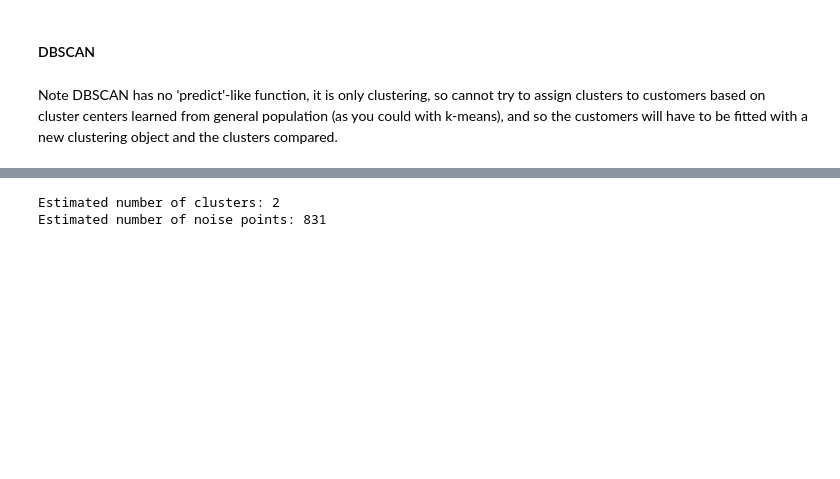
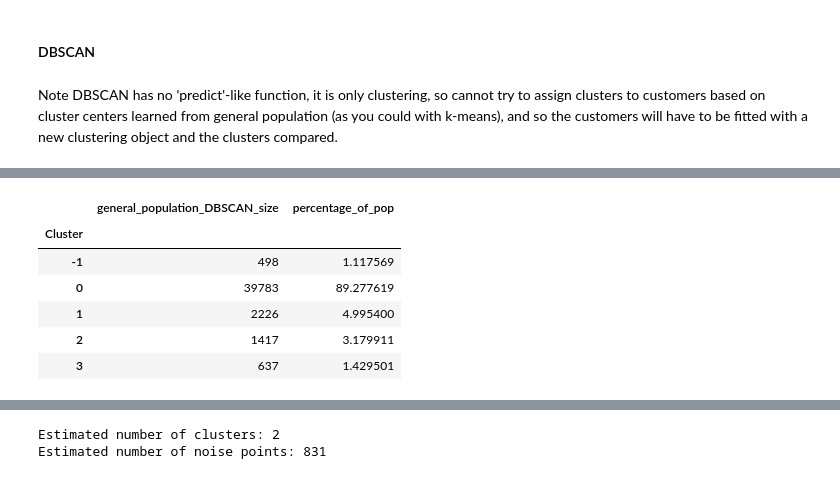
Before and after one commit to WareClatts/Capstone_Project, a Jupyter notebook: Arvato cleaned.ipynb, the cells around one changed output, grey strips where cells are left out. Saved outputs shown, nothing was run; the diff lists cells and outputs as text; code cells hidden in the pictures; blank space fills up the shorter version.

```diff
--- a/Arvato cleaned.ipynb
+++ b/Arvato cleaned.ipynb
@@ -763,3 +808,20 @@ Estimated number of noise points: 498
+# %%
+pop_clustered = gen_pop_mca_results.copy(deep=True)
+pop_clustered.loc[:,'Cluster'] = mca_clusters.labels_ # append labels to points
+total = pop_clustered.shape[0]
+
+DBSCAN_clust_sizes = pop_clustered.groupby('Cluster').size().to_frame()
+DBSCAN_clust_sizes.columns = ["general_population_DBSCAN_size"]
+DBSCAN_clust_sizes['percentage_of_pop'] = 100*(DBSCAN_clust_sizes["general_population_DBSCAN_size"]/total)
+DBSCAN_clust_sizes
+# %% [output]
+|  | general_population_DBSCAN_size | percentage_of_pop |
+| Cluster |  |  |
+| -1 | 498 | 1.117569 |
+| 0 | 39783 | 89.277619 |
+| 1 | 2226 | 4.995400 |
+| 2 | 1417 | 3.179911 |
+| 3 | 637 | 1.429501 |
 # %%
 mca_clusters = DBSCAN(eps=0.1, min_samples=100).fit(customer_mca_results)
 DBSCAN_processing(mca_clusters, customer_mca_results)
```
Also changed, not shown: parts of 22 cells of this notebook, 1 other file.
